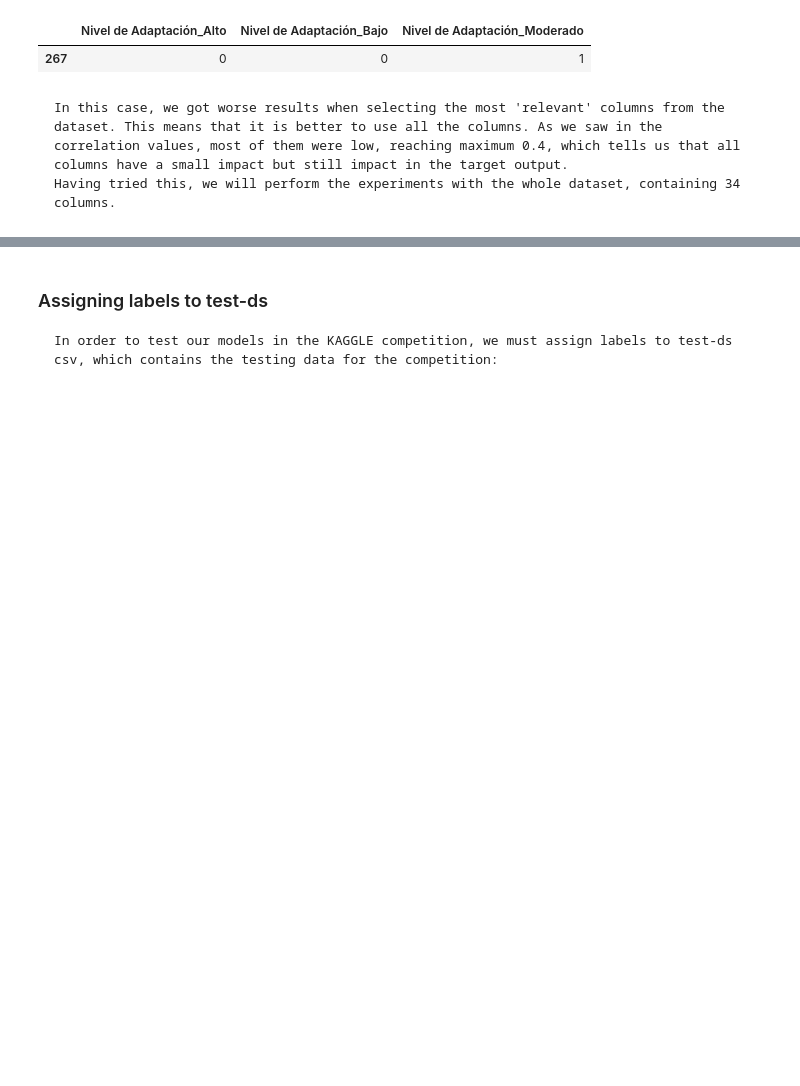
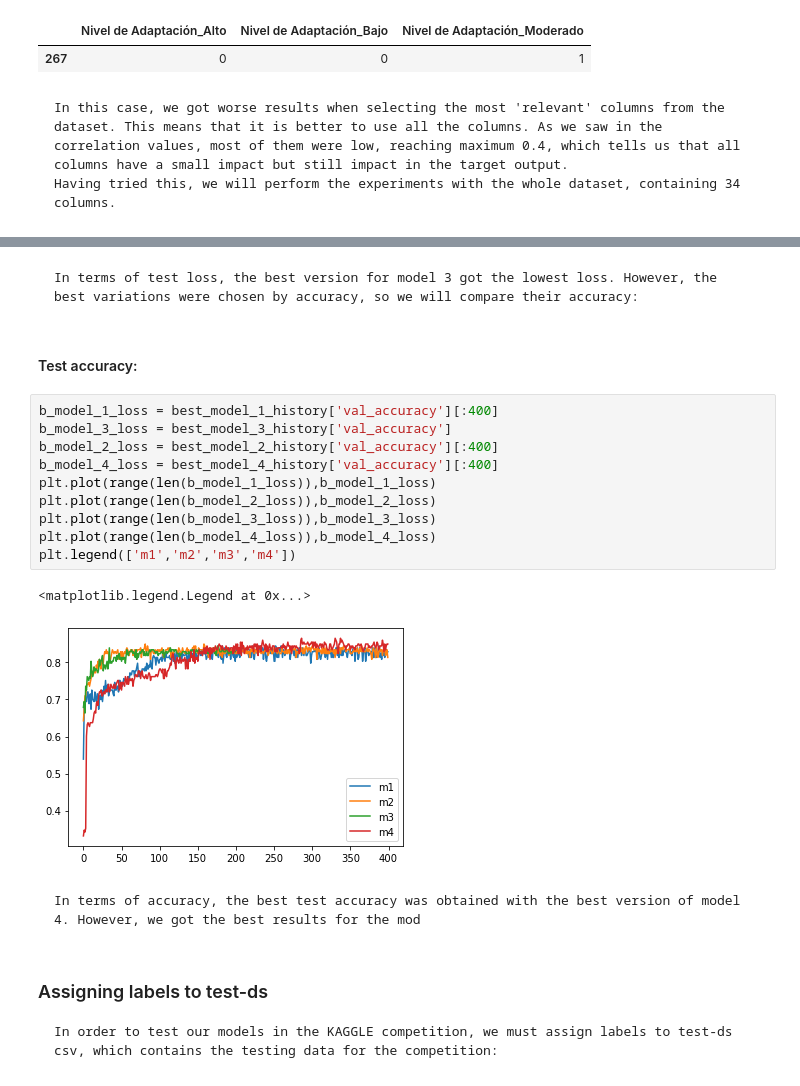
Before and after one commit to tiaraRS/NivelDeAdaptabilidad, a Jupyter notebook: Practica5.ipynb, the cells around one changed output, grey strips where cells are left out. Cells and saved outputs as stored; diff of their text form; blank space fills up the shorter version.

```diff
--- a/Practica5.ipynb
+++ b/Practica5.ipynb
@@ -524,3 +610,22 @@ Nivel de Adaptación_Moderado
+# %% [markdown]
+    In terms of test loss, the best version for model 3 got the lowest loss. However, the best variations were chosen by accuracy, so we will compare their accuracy:
+# %% [markdown]
+#### Test accuracy:
+# %%
+b_model_1_loss = best_model_1_history['val_accuracy'][:400]
+b_model_3_loss = best_model_3_history['val_accuracy']
+b_model_2_loss = best_model_2_history['val_accuracy'][:400]
+b_model_4_loss = best_model_4_history['val_accuracy'][:400]
+plt.plot(range(len(b_model_1_loss)),b_model_1_loss)
+plt.plot(range(len(b_model_2_loss)),b_model_2_loss)
+plt.plot(range(len(b_model_3_loss)),b_model_3_loss)
+plt.plot(range(len(b_model_4_loss)),b_model_4_loss)
+plt.legend(['m1','m2','m3','m4'])
+# %% [output]
+<matplotlib.legend.Legend at 0x...>
+[figure, added]
+# %% [markdown]
+    In terms of accuracy, the best test accuracy was obtained with the best version of model 4. However, we got the best results for the mod
 # %% [markdown]
 ### Assigning labels to test-ds
     In order to test our models in the KAGGLE competition, we must assign labels to test-ds csv, which contains the testing data for the competition:
```
Also changed, not shown: parts of 15 cells of this notebook, 10 other files.
